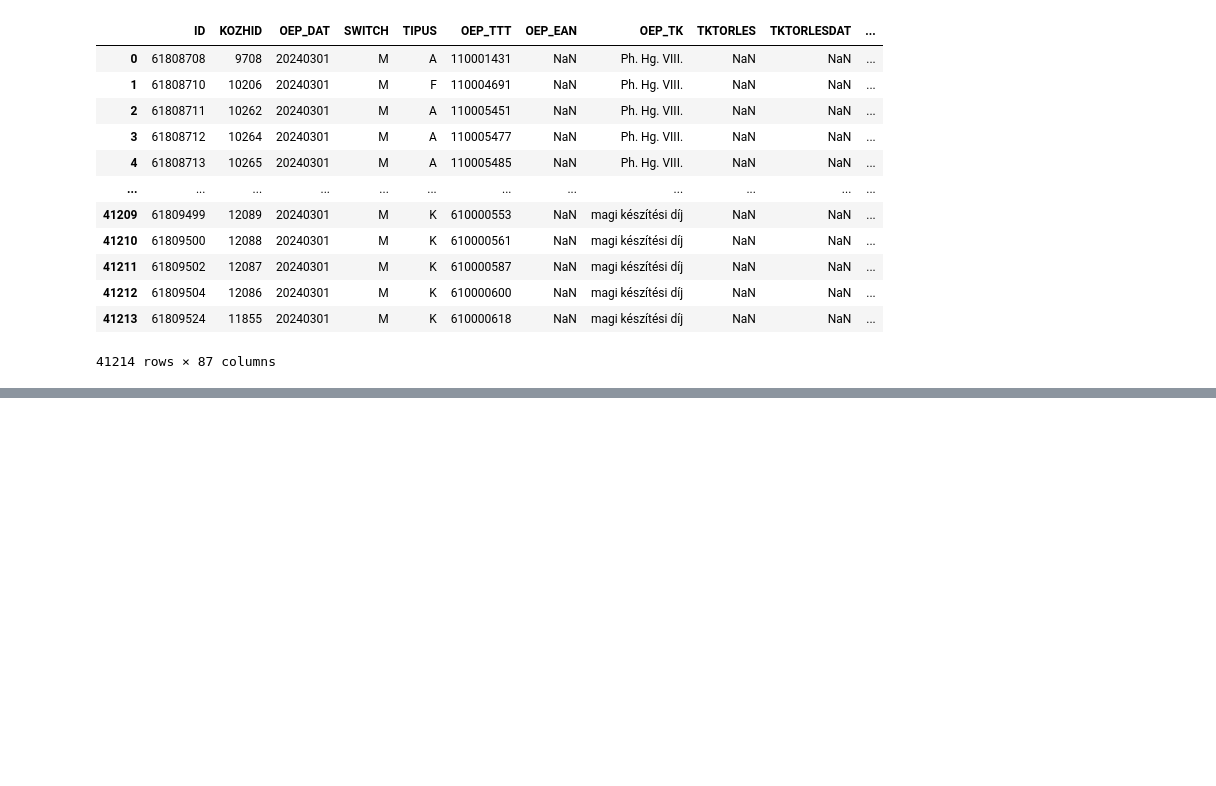
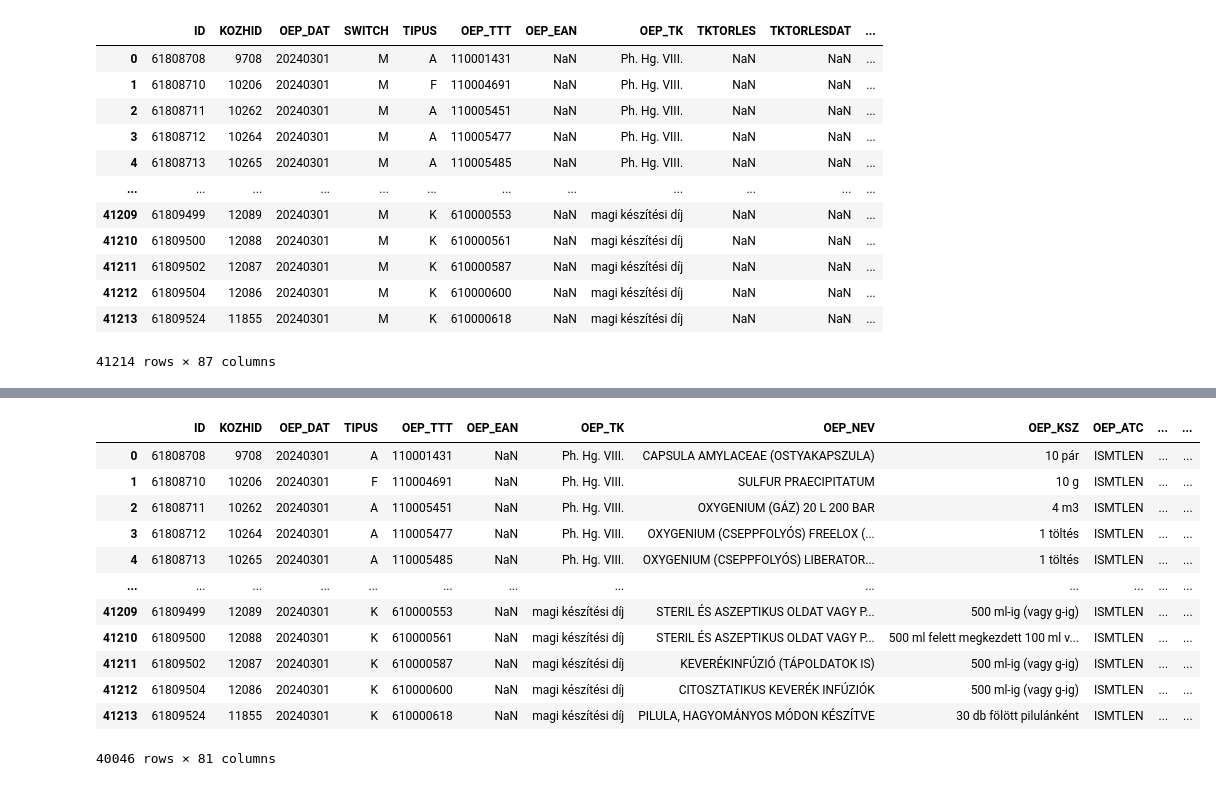
Before and after one commit to GatmezeiKornel/SQL_database_LLM, a Jupyter notebook: DataClean.ipynb, the cells around one changed output, grey strips where cells are left out. Saved outputs shown, nothing was run; the diff lists cells and outputs as text; code cells hidden in the pictures; blank space fills up the shorter version.

Commit message:
Data cleaning completed

```diff
--- a/DataClean.ipynb
+++ b/DataClean.ipynb
@@ -64,2 +88,3 @@ clean_df.columns.size
 # %%
-clean_df.drop(axis=1,columns="ADAG_EGYS", inplace=True)
+clean_df = clean_df.drop(axis=1,columns=["SWITCH","OEP_AFA","NORM_MIHAID","NORM_MIHASTAT"])
+clean_df
@@ -65,0 +93,5 @@ clean_df.drop(axis=1,columns="ADAG_EGYS", inplace=True)
+# %%
+idxs=[]
+for idx, value in clean_df.iterrows():
+    if str(value['TKTORLESDAT']) != 'nan':
+        idxs.append(idx)
@@ -65,0 +102,2 @@ clean_df.drop(axis=1,columns="ADAG_EGYS", inplace=True)
+# %%
+row_clean_df = clean_df.drop(axis=0,index=idxs)
@@ -66 +120,19 @@ clean_df.drop(axis=1,columns="ADAG_EGYS", inplace=True)
+# %%
+row_clean_df = row_clean_df.drop(axis=1,columns=["TKTORLES","TKTORLESDAT"])
+# %%
+row_clean_df
+# %% [output]
+|  | ID | KOZHID | OEP_DAT | TIPUS | OEP_TTT | OEP_EAN | OEP_TK | OEP_NEV | OEP_KSZ | OEP_ATC | ... | ... |
+| 0 | 61808708 | 9708 | 20240301 | A | 110001431 | NaN | Ph. Hg. VIII. | CAPSULA AMYLACEAE (OSTYAKAPSZULA) | 10 pár | ISMTLEN | ... | ... |
+| 1 | 61808710 | 10206 | 20240301 | F | 110004691 | NaN | Ph. Hg. VIII. | SULFUR PRAECIPITATUM | 10 g | ISMTLEN | ... | ... |
+| 2 | 61808711 | 10262 | 20240301 | A | 110005451 | NaN | Ph. Hg. VIII. | OXYGENIUM (GÁZ) 20 L 200 BAR | 4 m3 | ISMTLEN | ... | ... |
+| 3 | 61808712 | 10264 | 20240301 | A | 110005477 | NaN | Ph. Hg. VIII. | OXYGENIUM (CSEPPFOLYÓS) FREELOX (... | 1 töltés | ISMTLEN | ... | ... |
+| 4 | 61808713 | 10265 | 20240301 | A | 110005485 | NaN | Ph. Hg. VIII. | OXYGENIUM (CSEPPFOLYÓS) LIBERATOR... | 1 töltés | ISMTLEN | ... | ... |
+| ... | ... | ... | ... | ... | ... | ... | ... | ... | ... | ... | ... | ... |
+| 41209 | 61809499 | 12089 | 20240301 | K | 610000553 | NaN | magi készítési díj | STERIL ÉS ASZEPTIKUS OLDAT VAGY P... | 500 ml-ig (vagy g-ig) | ISMTLEN | ... | ... |
+| 41210 | 61809500 | 12088 | 20240301 | K | 610000561 | NaN | magi készítési díj | STERIL ÉS ASZEPTIKUS OLDAT VAGY P... | 500 ml felett megkezdett 100 ml v... | ISMTLEN | ... | ... |
+| 41211 | 61809502 | 12087 | 20240301 | K | 610000587 | NaN | magi készítési díj | KEVERÉKINFÚZIÓ (TÁPOLDATOK IS) | 500 ml-ig (vagy g-ig) | ISMTLEN | ... | ... |
+| 41212 | 61809504 | 12086 | 20240301 | K | 610000600 | NaN | magi készítési díj | CITOSZTATIKUS KEVERÉK INFÚZIÓK | 500 ml-ig (vagy g-ig) | ISMTLEN | ... | ... |
+| 41213 | 61809524 | 11855 | 20240301 | K | 610000618 | NaN | magi készítési díj | PILULA, HAGYOMÁNYOS MÓDON KÉSZÍTVE | 30 db fölött pilulánként | ISMTLEN | ... | ... |
+40046 rows × 81 columns
 # %%
```
Also changed, not shown: parts of 6 cells of this notebook, 6 other files.
